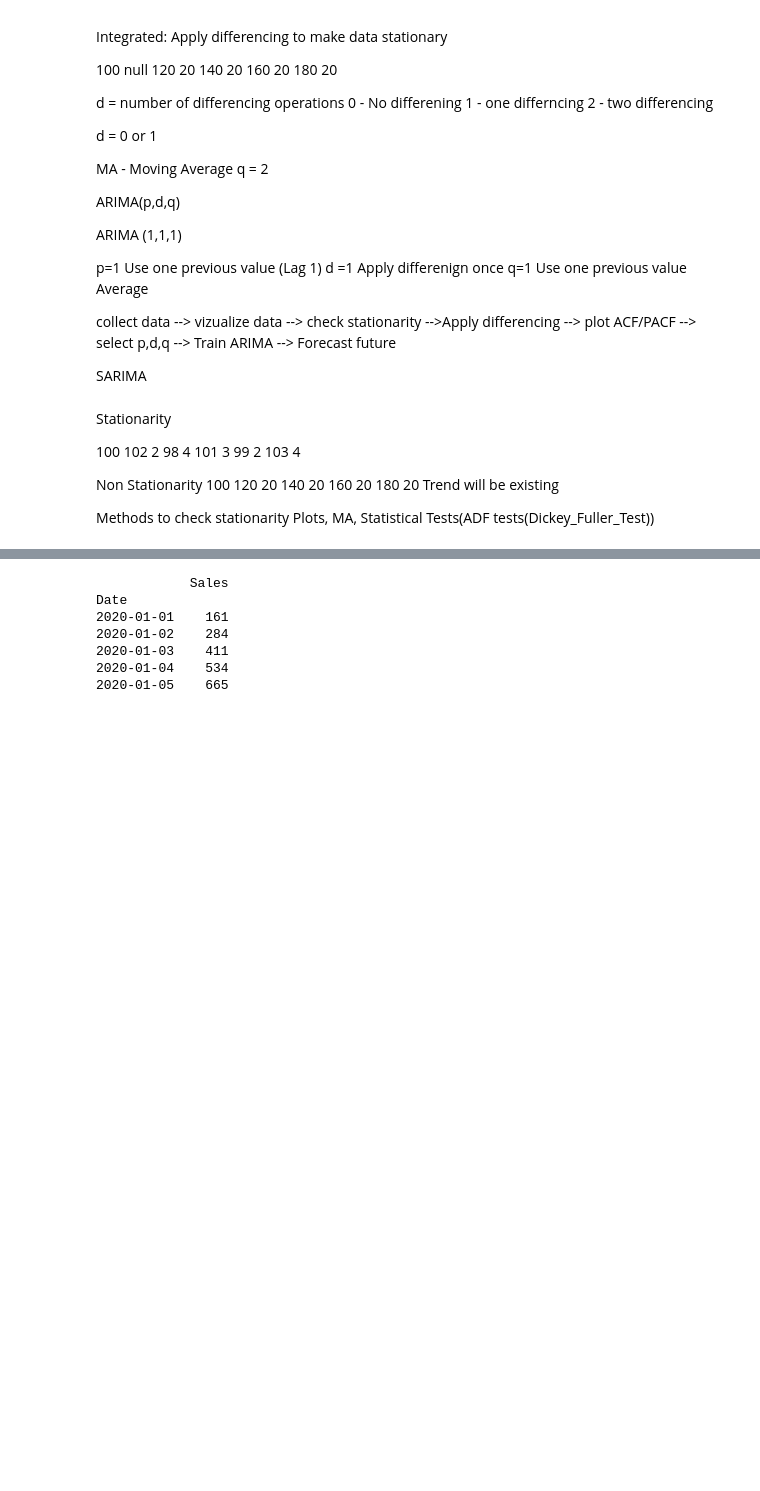
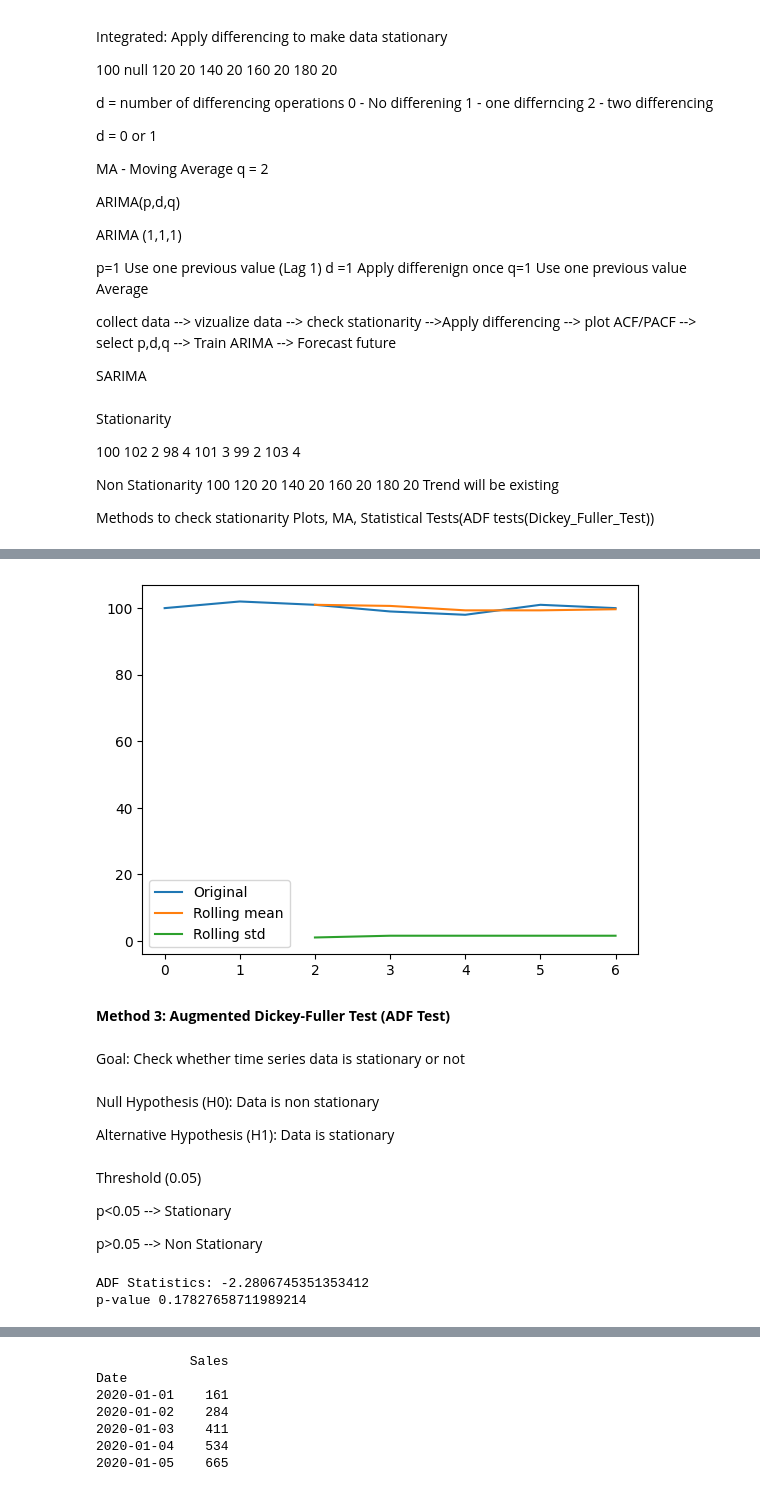
Before and after one commit to venkateshsalla01/Axiora_DS_Trainings, a Jupyter notebook: Machine_Learning/Time_series.ipynb, the cells around one changed output, grey strips where cells are left out. Saved outputs shown, nothing was run; the diff lists cells and outputs as text; code cells hidden in the pictures; blank space fills up the shorter version.

```diff
--- a/Machine_Learning/Time_series.ipynb
+++ b/Machine_Learning/Time_series.ipynb
@@ -227,0 +259,37 @@ Plots, MA, Statistical Tests(ADF tests(Dickey_Fuller_Test))
+# %%
+plt.plot(df['Sales'], label='Original')
+
+plt.plot(rolling_mean,label = 'Rolling mean')
+
+plt.plot(rolling_std, label = 'Rolling std')
+
+plt.legend()
+
+plt.show()
+# %% [output]
+[figure, added]
+# %% [markdown]
+**Method 3: Augmented Dickey-Fuller Test (ADF Test)**
+# %% [markdown]
+Goal: Check whether time series data is stationary or not
+# %% [markdown]
+Null Hypothesis (H0): Data is non stationary
+
+Alternative Hypothesis (H1): Data is stationary
+# %% [markdown]
+Threshold (0.05)
+
+p<0.05 --> Stationary
+
+p>0.05 --> Non Stationary
+# %%
+from statsmodels.tsa.stattools import adfuller, kpss
+
+result = adfuller(df['Sales'])
+
+print("ADF Statistics:", result[0])
+
+print("p-value", result[1])
+# %% [output]
+ADF Statistics: -2.2806745351353412
+p-value 0.17827658711989214
```
Also changed, not shown: parts of 23 cells of this notebook, 3 other files.
